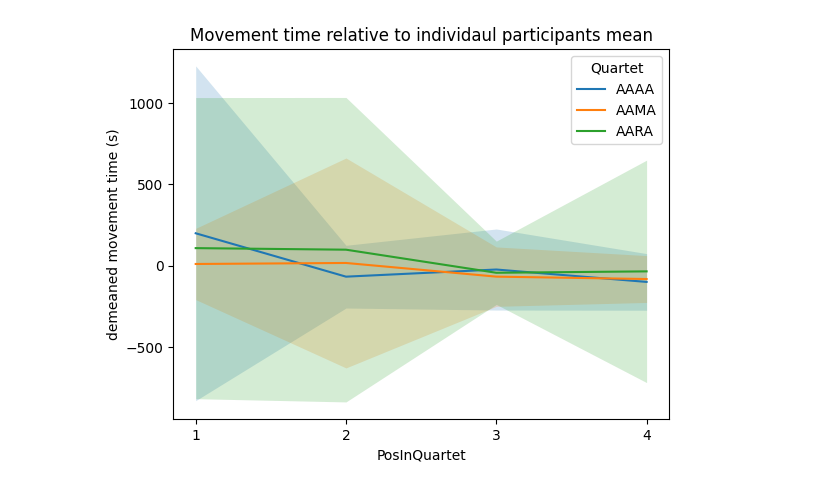
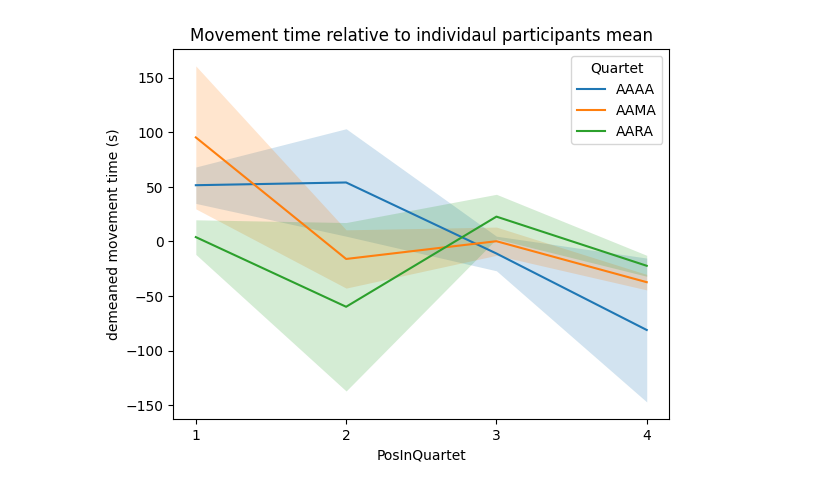
Before and after one commit to AmandaGiselleLily/modified-digit-inteference, a Jupyter notebook: notebooks/MovementTime.ipynb, the cells around one changed output. Cells and saved outputs as stored; diff of their text form; code cells hidden in the pictures.

```diff
--- a/notebooks/MovementTime.ipynb
+++ b/notebooks/MovementTime.ipynb
@@ -10,17 +12,17 @@ plt.style.use('default')
 # %%
 data = pd.read_csv(os.path.join(gl.baseDir, gl.behavDir, 'MDI0_merged.csv'))
 data = data[(data.correct==1)]
-#data = data.groupby(['SID', 'Quartet', 'PosInQuartet']).median(numeric_only=True).reset_index()
+data = data.groupby(['SID', 'Quartet', 'PosInQuartet']).median(numeric_only=True).reset_index()
 data['MovementTime'] = (data['MovementTime']- data.groupby('SID')['MovementTime'].transform('mean'))
 data.Quartet = pd.Categorical(data.Quartet, categories=['AAAA', 'AAMA', 'AARA'], ordered=True)
 # %%
 fig, ax = plt.subplots()
-sb.lineplot(data=data, ax=ax, x='PosInQuartet', y='MovementTime', hue='Quartet', err_kws={'linewidth': 0}, errorbar='sd')
+sb.lineplot(data=data, ax=ax, x='PosInQuartet', y='MovementTime', hue='Quartet', err_kws={'linewidth': 0}, errorbar='se')
 
 ax.set_title("Movement time relative to individaul participants mean")
 ax.set_ylabel("demeaned movement time (s)")
 ax.set_xticks([1, 2, 3, 4])
 
 plt.show()
 # %% [output]
-[figure, old version]
+[figure, new version]
```
Also changed, not shown: parts of 1 cell of this notebook, 3 other files.
